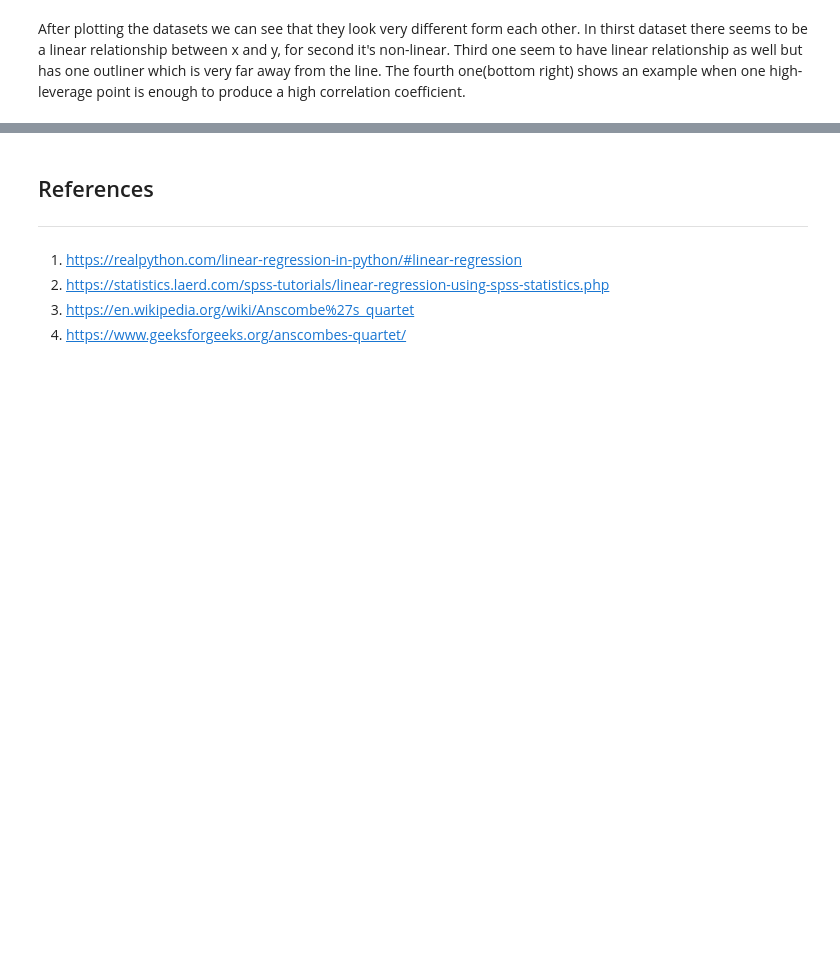
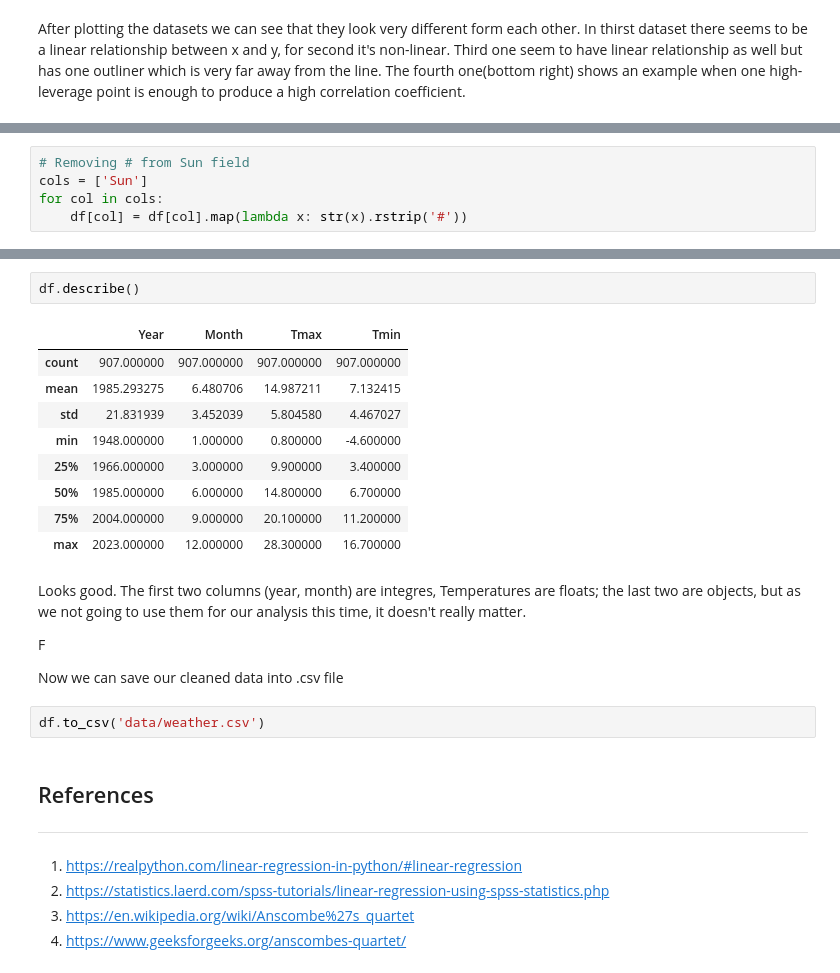
Before and after one commit to angelinka/machine_learning_assessment, a Jupyter notebook: regression.ipynb, the cells around one changed output, grey strips where cells are left out. Saved outputs shown, nothing was run; the diff lists cells and outputs as text; blank space fills up the shorter version.

```diff
--- a/regression.ipynb
+++ b/regression.ipynb
@@ -314,0 +392,5 @@ After plotting the datasets we can see that they look very different form each o
+# %%
+# Removing # from Sun field
+cols = ['Sun']
+for col in cols:
+    df[col] = df[col].map(lambda x: str(x).rstrip('#'))
@@ -315,3 +414,23 @@ After plotting the datasets we can see that they look very different form each o
+# %%
+df.describe()
+# %% [output]
+|  | Year | Month | Tmax | Tmin |
+| count | 907.000000 | 907.000000 | 907.000000 | 907.000000 |
+| mean | 1985.293275 | 6.480706 | 14.987211 | 7.132415 |
+| std | 21.831939 | 3.452039 | 5.804580 | 4.467027 |
+| min | 1948.000000 | 1.000000 | 0.800000 | -4.600000 |
+| 25% | 1966.000000 | 3.000000 | 9.900000 | 3.400000 |
+| 50% | 1985.000000 | 6.000000 | 14.800000 | 6.700000 |
+| 75% | 2004.000000 | 9.000000 | 20.100000 | 11.200000 |
+| max | 2023.000000 | 12.000000 | 28.300000 | 16.700000 |
+# %% [markdown]
+Looks good. The first two columns (year, month) are integres, Temperatures are floats; the last two are objects, but as we not going to use them for our analysis this time, it doesn't really matter.
+
+F
+
+Now we can save our cleaned data into .csv file
+# %%
+df.to_csv('data/weather.csv')
 # %% [markdown]
 ## References
 ***
```
Also changed, not shown: parts of 8 cells of this notebook, 2 other files.
